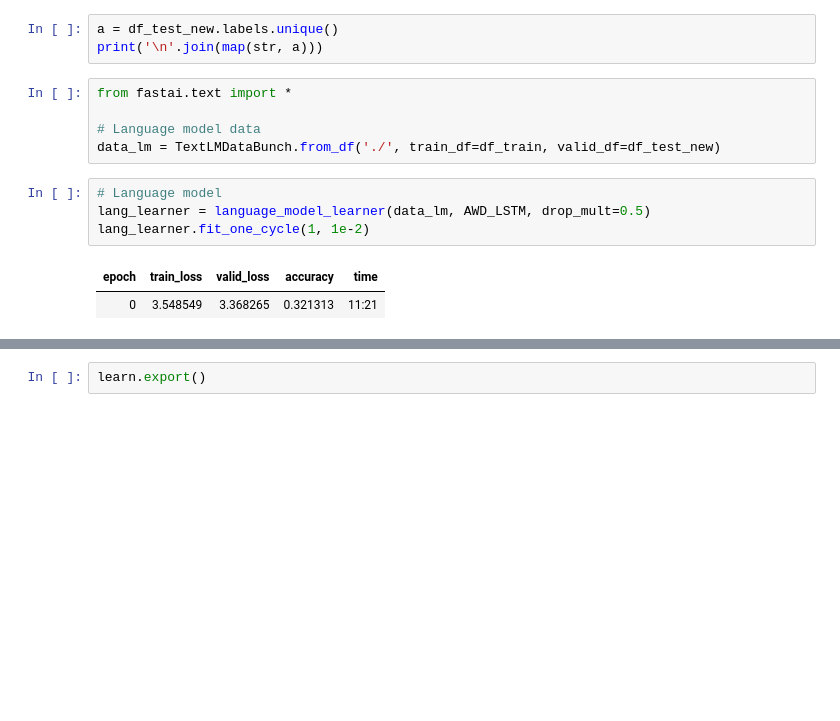
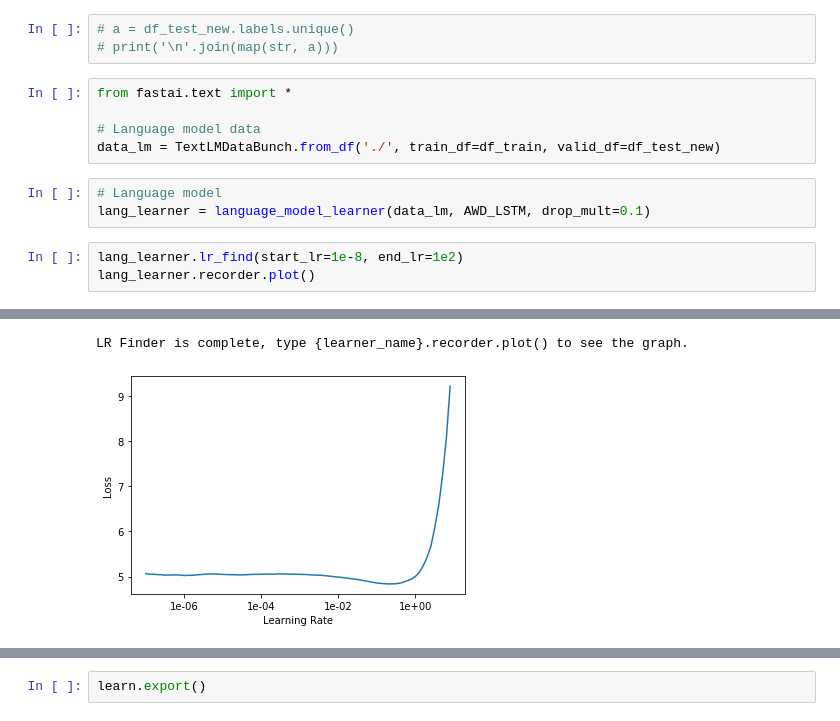
Before and after one commit to christinezuzart/DeepLearning, a Jupyter notebook: NLPULMFitGPU.ipynb, the cells around one changed output, grey strips where cells are left out. Drawn from its saved outputs; the diff is of its cells as text; blank space fills up the shorter version.

```diff
--- a/NLPULMFitGPU.ipynb
+++ b/NLPULMFitGPU.ipynb
@@ -48,6 +48,6 @@ print(df_test_new.head())
 # %%
-a = df_test_new.labels.unique()
-print('\n'.join(map(str, a)))
+# a = df_test_new.labels.unique()
+# print('\n'.join(map(str, a)))
 # %%
 from fastai.text import *
 
@@ -55,8 +55,8 @@ from fastai.text import *
 data_lm = TextLMDataBunch.from_df('./', train_df=df_train, valid_df=df_test_new)
 # %%
 # Language model
-lang_learner = language_model_learner(data_lm, AWD_LSTM, drop_mult=0.5)
-lang_learner.fit_one_cycle(1, 1e-2)
+lang_learner = language_model_learner(data_lm, AWD_LSTM, drop_mult=0.1)
-# %% [output]
-| epoch | train_loss | valid_loss | accuracy | time |
-| 0 | 3.548549 | 3.368265 | 0.321313 | 11:21 |
+# %%
+lang_learner.lr_find(start_lr=1e-8, end_lr=1e2)
+lang_learner.recorder.plot()
+# %% [output]
@@ -62,0 +64,2 @@ lang_learner.fit_one_cycle(1, 1e-2)
+LR Finder is complete, type {learner_name}.recorder.plot() to see the graph.
+[figure, added]
```
Also changed, not shown: parts of 27 cells of this notebook.
